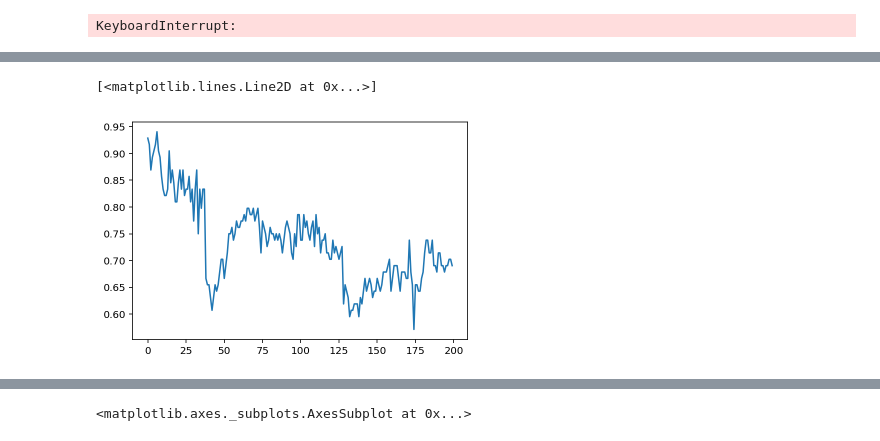
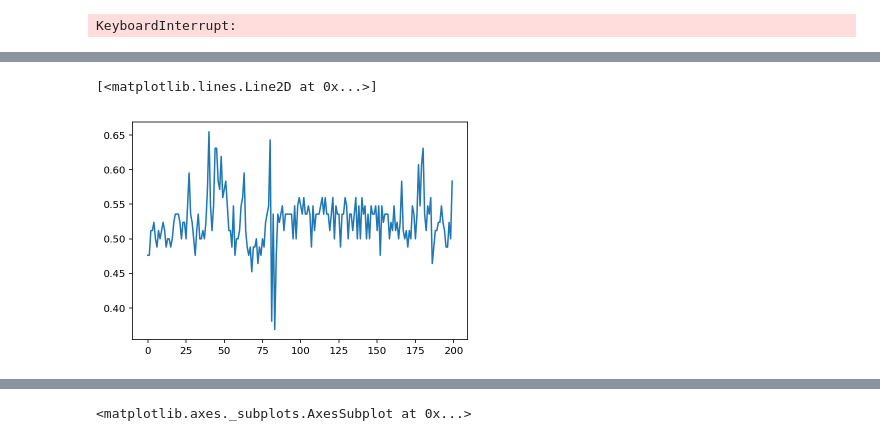
Before and after one commit to AndreaAmico/DeepMouse, a Jupyter notebook: training_models/keras_07.ipynb, the cells around one changed output, grey strips where cells are left out. Cells and saved outputs as stored; diff of their text form; code cells hidden in the pictures.

```diff
--- a/training_models/keras_07.ipynb
+++ b/training_models/keras_07.ipynb
@@ -399,8 +430,8 @@ grid_df.plot('dropout','accuracy_mean', kind='scatter')
 # %%
-plt.plot(grid_df.fit_outs[6][4].history['val_acc'])
+plt.plot(grid_df.fit_outs[2][4].history['val_acc'])
 # %% [output]
 [<matplotlib.lines.Line2D at 0x...>]
-[figure, old version]
+[figure, new version]
 # %%
 grid_df['accuracy_mean'] = grid_df['best_model_accuracies'].apply(np.mean)
 model_path = (grid_df
```
Also changed, not shown: parts of 14 cells of this notebook, 1 other file.
